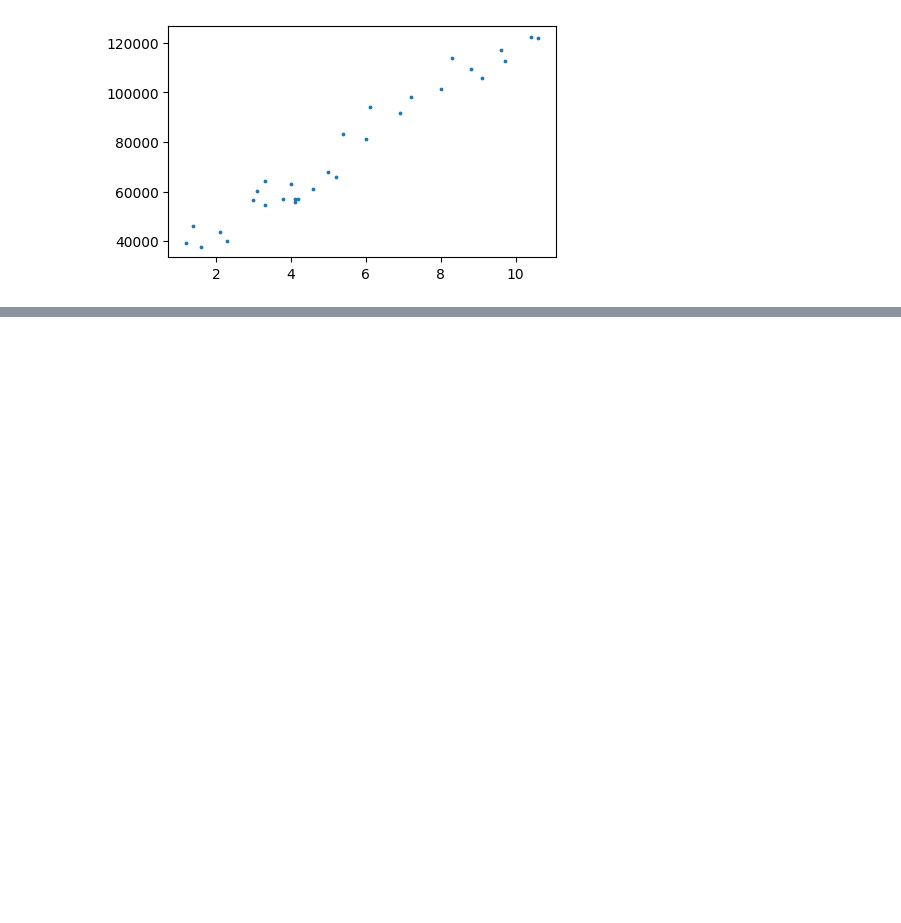
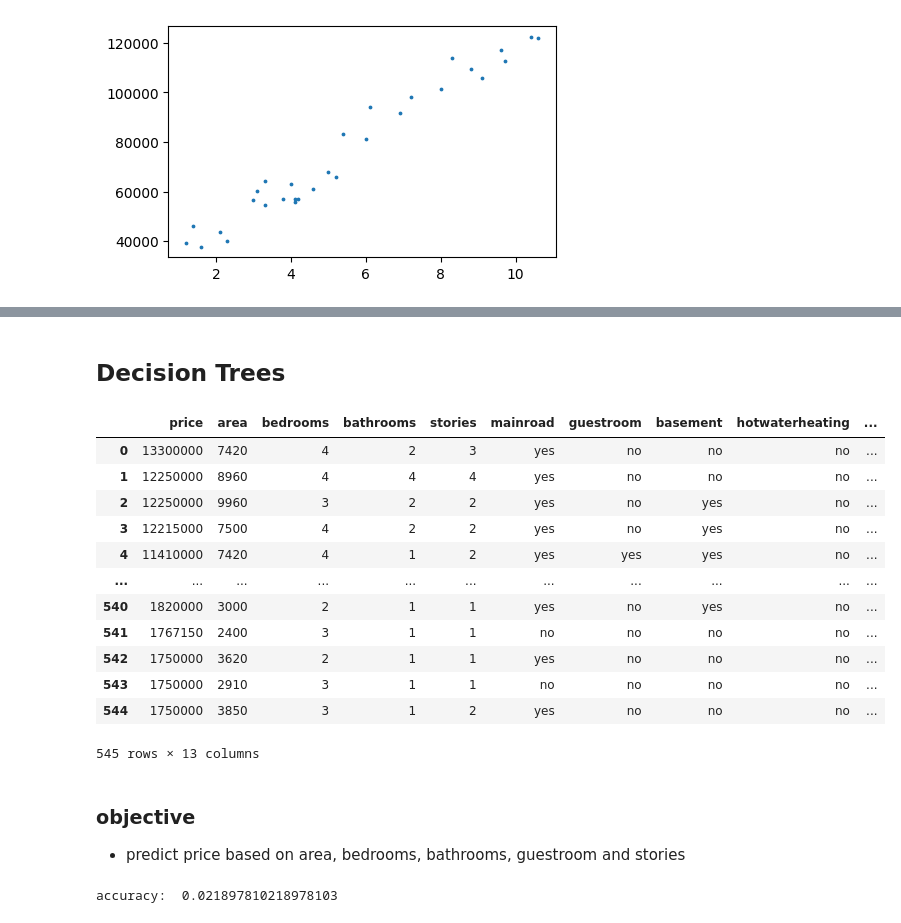
Before and after one commit to R4F4I/semester-3-FAST-K240009, a Jupyter notebook: PAI/final_prep/theory-final.ipynb, the cells around one changed output, grey strips where cells are left out. Cells and saved outputs as stored; diff of their text form; code cells hidden in the pictures; blank space fills up the shorter version.

```diff
--- a/PAI/final_prep/theory-final.ipynb
+++ b/PAI/final_prep/theory-final.ipynb
@@ -304,0 +488,56 @@ $$
+# %% [markdown]
+## Decision Trees
+# %%
+url = "https://raw.githubusercontent.com/aman9801/multiple-linear-regression-on-housing-dataset/master/mlr_housing.csv"
+
+df = pd.read_csv(url)
+
+df
+# %% [output]
+|  | price | area | bedrooms | bathrooms | stories | mainroad | guestroom | basement | hotwaterheating | ... |
+| 0 | 13300000 | 7420 | 4 | 2 | 3 | yes | no | no | no | ... |
+| 1 | 12250000 | 8960 | 4 | 4 | 4 | yes | no | no | no | ... |
+| 2 | 12250000 | 9960 | 3 | 2 | 2 | yes | no | yes | no | ... |
+| 3 | 12215000 | 7500 | 4 | 2 | 2 | yes | no | yes | no | ... |
+| 4 | 11410000 | 7420 | 4 | 1 | 2 | yes | yes | yes | no | ... |
+| ... | ... | ... | ... | ... | ... | ... | ... | ... | ... | ... |
+| 540 | 1820000 | 3000 | 2 | 1 | 1 | yes | no | yes | no | ... |
+| 541 | 1767150 | 2400 | 3 | 1 | 1 | no | no | no | no | ... |
+| 542 | 1750000 | 3620 | 2 | 1 | 1 | yes | no | no | no | ... |
+| 543 | 1750000 | 2910 | 3 | 1 | 1 | no | no | no | no | ... |
+| 544 | 1750000 | 3850 | 3 | 1 | 2 | yes | no | no | no | ... |
+545 rows × 13 columns
+# %% [markdown]
+### objective
+
+- predict price based on area, bedrooms, bathrooms, guestroom and stories
+# %%
+df['guestroom'] = (df['guestroom']=='yes')
+X = df[['area','bedrooms','bathrooms','guestroom']]
+y = df['price']
+
+# split dataset into 25% test set and 75% training split
+
+from sklearn.model_selection import train_test_split
+
+X_tr, X_te, y_tr, y_te = train_test_split(
+    X,y, test_size=0.25, random_state=42 # seed
+)
+
+from sklearn.tree import DecisionTreeClassifier
+
+tree = DecisionTreeClassifier(max_depth=3,random_state=42)
+tree.fit(X_tr,y_tr)
+
+# from sklearn.tree import plot_tree
+# _ = plot_tree(tree,feature_names=['area','bedrooms','bathrooms','guestroom'])
+# plt.show()
+
+from sklearn.metrics import accuracy_score
+
+y_p = tree.predict(X_te)
+accuracy = accuracy_score(y_te,y_p)
+
+print("accuracy: ",accuracy)
+# %% [output]
+accuracy:  0.021897810218978103
```
Also changed, not shown: parts of 13 cells of this notebook, 1 other file.
